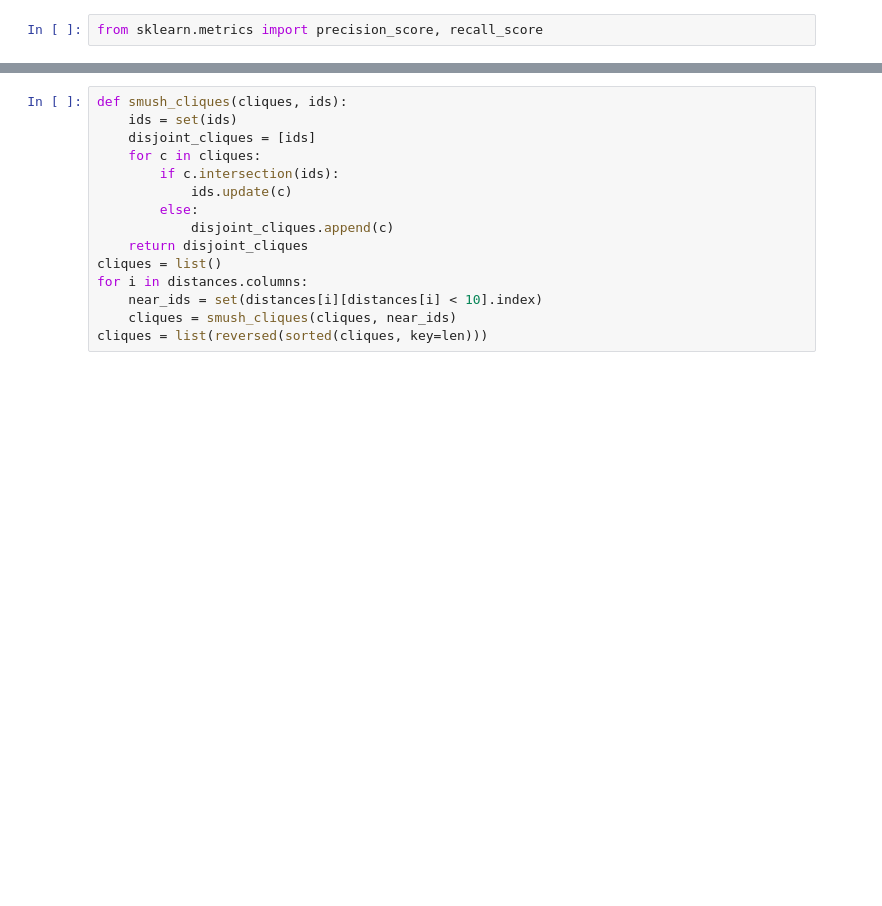
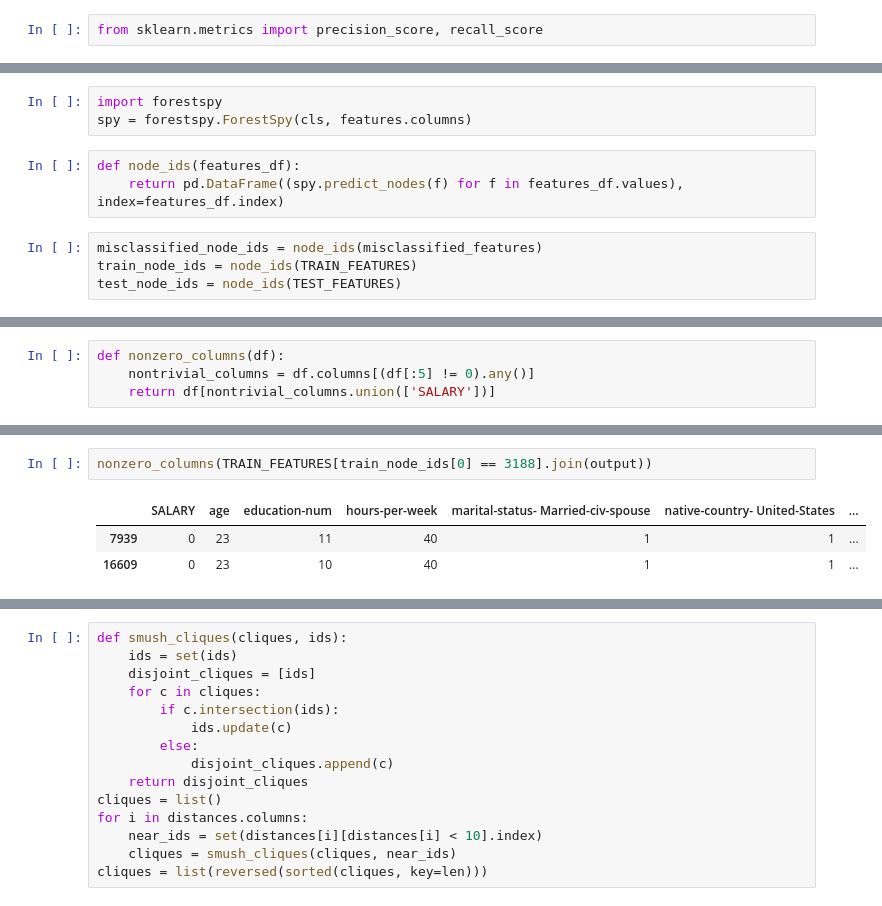
Before and after one commit to jvns/forestspy, a Jupyter notebook: adult dataset.ipynb, the cells around one changed output, grey strips where cells are left out. Cells and saved outputs as stored; diff of their text form; blank space fills up the shorter version.

```diff
--- a/adult dataset.ipynb
+++ b/adult dataset.ipynb
@@ -297,0 +62,10 @@ len(distances)
+# %%
+import forestspy
+spy = forestspy.ForestSpy(cls, features.columns)
+# %%
+def node_ids(features_df):
+    return pd.DataFrame((spy.predict_nodes(f) for f in features_df.values), index=features_df.index)
+# %%
+misclassified_node_ids = node_ids(misclassified_features)
+train_node_ids = node_ids(TRAIN_FEATURES)
+test_node_ids = node_ids(TEST_FEATURES)
@@ -297,0 +86,4 @@ len(distances)
+# %%
+def nonzero_columns(df):
+    nontrivial_columns = df.columns[(df[:5] != 0).any()]
+    return df[nontrivial_columns.union(['SALARY'])]
@@ -297,0 +102,6 @@ len(distances)
+# %%
+nonzero_columns(TRAIN_FEATURES[train_node_ids[0] == 3188].join(output))
+# %% [output]
+|  | SALARY | age | education-num | hours-per-week | marital-status- Married-civ-spouse | native-country- United-States | ... |
+| 7939 | 0 | 23 | 11 | 40 | 1 | 1 | ... |
+| 16609 | 0 | 23 | 10 | 40 | 1 | 1 | ... |
```
Also changed, not shown: parts of 93 cells of this notebook, 1 other file.
